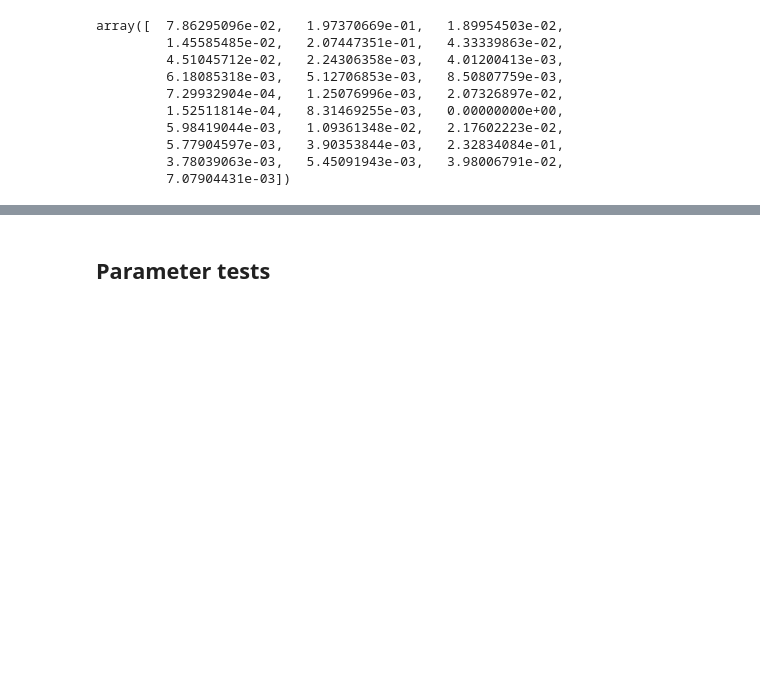
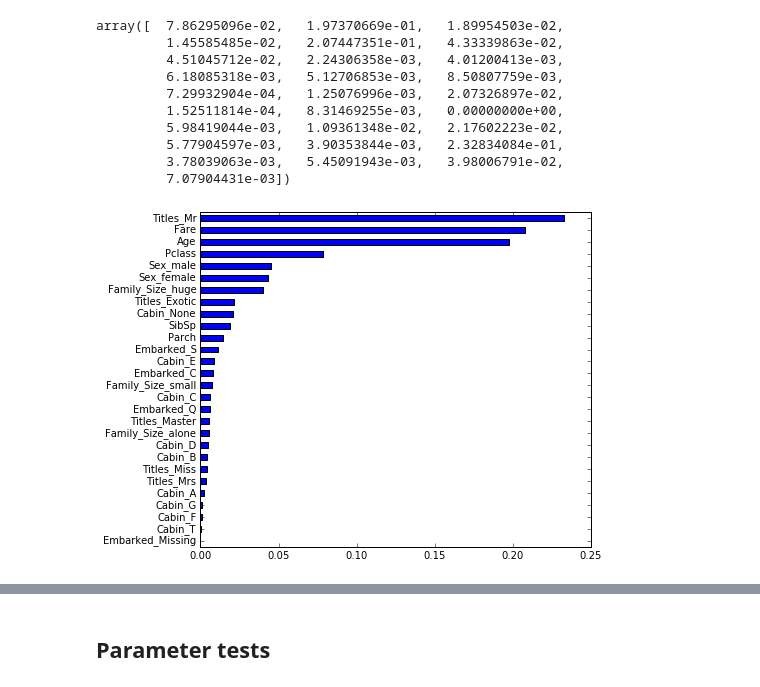
Before and after one commit to sahilph/Surviving-The-Titanic-and-Random-Forest-Classifier, a Jupyter notebook: Surviving The Titanic and Random Forest Classifier.ipynb, the cells around one changed output, grey strips where cells are left out. Drawn from its saved outputs; the diff is of its cells as text; code cells hidden in the pictures; blank space fills up the shorter version.

```diff
--- a/Surviving The Titanic and Random Forest Classifier.ipynb
+++ b/Surviving The Titanic and Random Forest Classifier.ipynb
@@ -309,8 +326,10 @@ array([  7.86295096e-02,   1.97370669e-01,   1.89954503e-02,
 # %%
 # Simple version that shows all of the variables
 feature_importances = pd.Series(model.feature_importances_, index=X.columns)
-feature_importances.sort()
+feature_importances.sort_values(inplace=True)
 feature_importances.plot(kind="barh", figsize=(7,6));
+# %% [output]
+[figure, added]
 # %%
 # Complex version that shows the summary view
 
```
Also changed, not shown: parts of 10 cells of this notebook.
